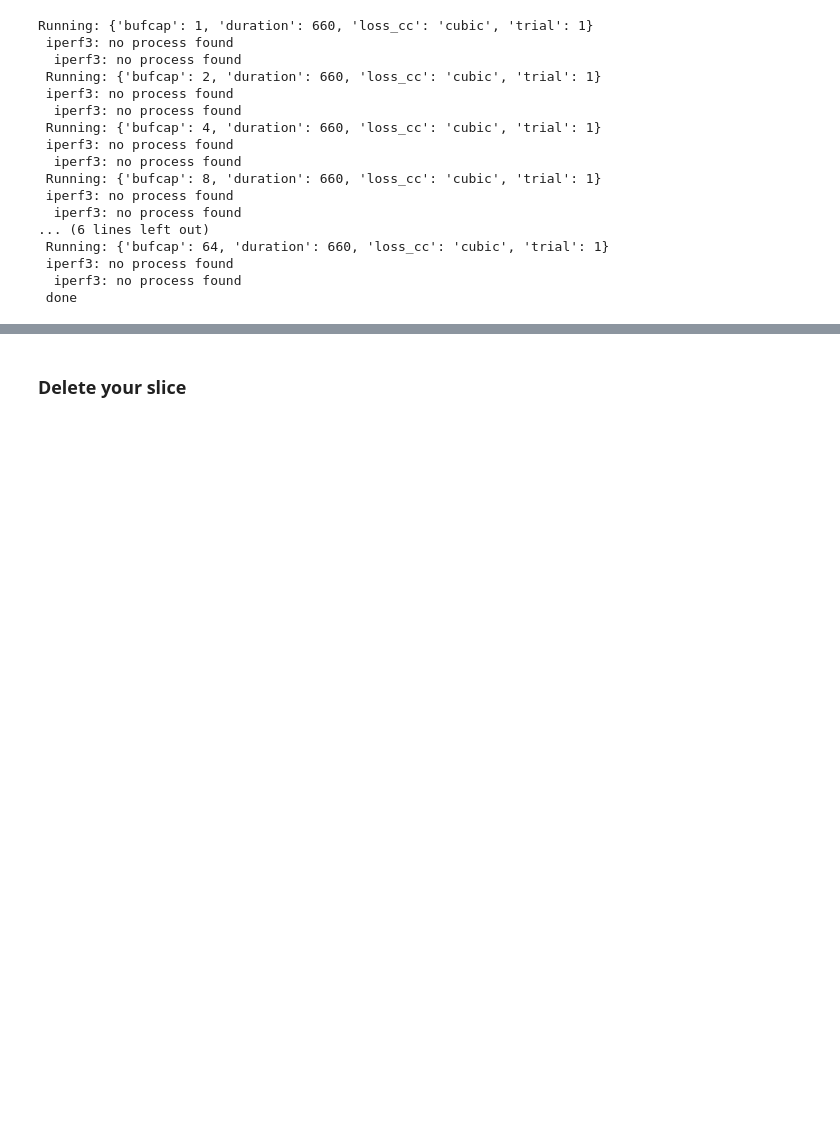
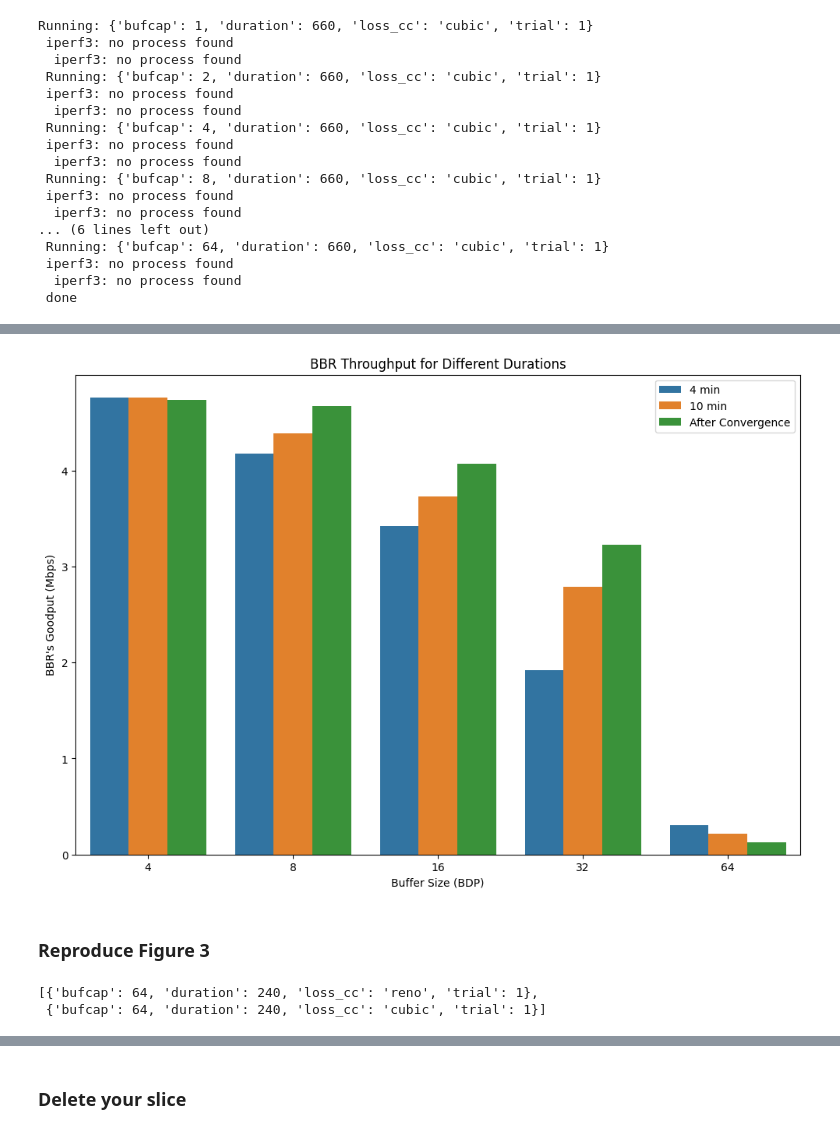
Before and after one commit to ffund/re-bbr-shared-bottleneck, a Jupyter notebook: ware-exp/run_new.ipynb, the cells around one changed output, grey strips where cells are left out. Drawn from its saved outputs; the diff is of its cells as text; code cells hidden in the pictures; blank space fills up the shorter version.

```diff
--- a/ware-exp/run_new.ipynb
+++ b/ware-exp/run_new.ipynb
@@ -822,0 +956,28 @@ plt.show()
+# %%
+convergence_data = {
+    'bufcap': [int(key.split('_')[1]) for key in experiment_dfs.keys()],
+    'goodput': list(experiment_dfs.values()),
+    'duration_str': ['After Convergence'] * len(experiment_dfs)
+}
+conv_df = pd.DataFrame(convergence_data)
+
+# Create a DataFrame from the new data
+conv_df = pd.DataFrame(convergence_data)
+
+# Concatenate this new DataFrame with the original 'bbr_df'
+bbr_df_final = pd.concat([bbr_df, conv_df], ignore_index=True)
+
+# Initialize a large enough figure size for clarity
+plt.figure(figsize=(12, 8))
+sns.barplot(data=bbr_df_final, x='bufcap', y='goodput', hue='duration_str', errorbar=None)
+
+# Add labels and title
+plt.xlabel('Buffer Size (BDP)')
+plt.ylabel('BBR\'s Goodput (Mbps)')
+plt.title('BBR Throughput for Different Durations')
+plt.legend()
+plt.show()
+# %% [output]
+[figure, added]
+# %% [markdown]
+### Reproduce Figure 3
@@ -822,0 +999,5 @@ plt.show()
+# %%
+exp_lists
+# %% [output]
+[{'bufcap': 64, 'duration': 240, 'loss_cc': 'reno', 'trial': 1},
+ {'bufcap': 64, 'duration': 240, 'loss_cc': 'cubic', 'trial': 1}]
```
Also changed, not shown: parts of 44 cells of this notebook.
